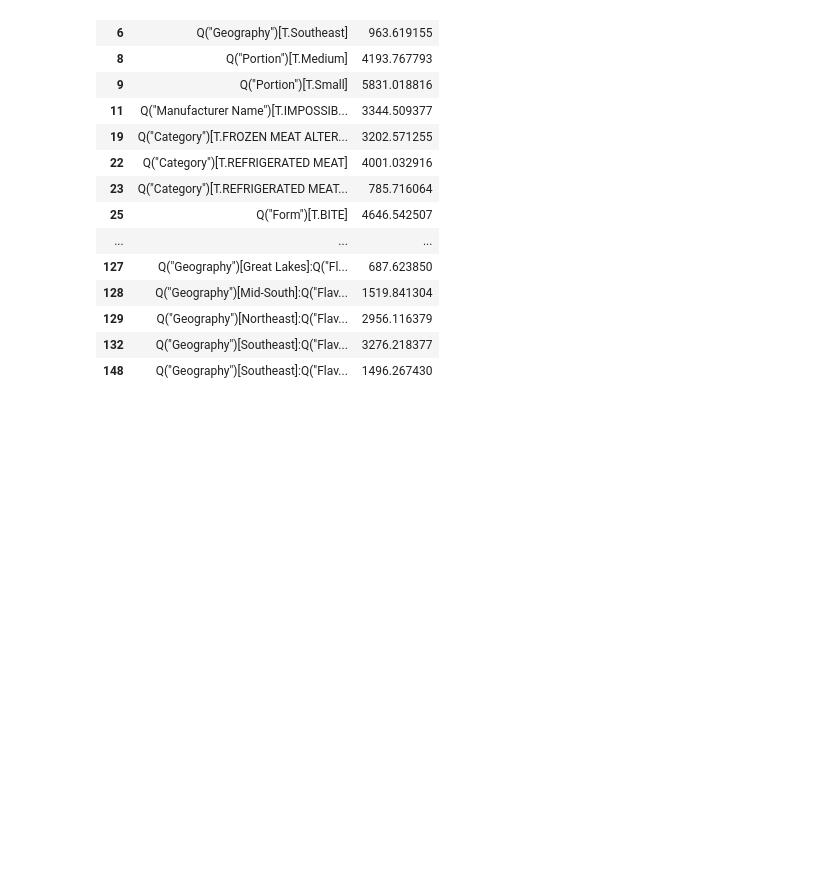
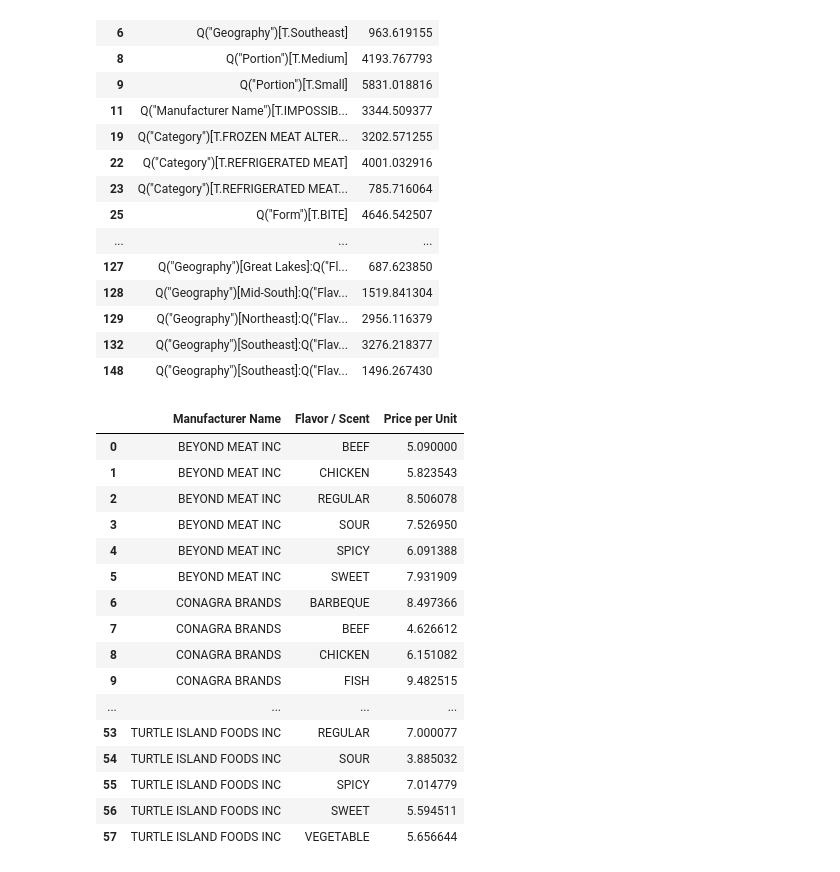
Before and after one commit to georgeftd9/Conagra_Project, a Jupyter notebook: Top_7 Analysis_Aishwarya_Cleaning.ipynb, the cells around one changed output. Saved outputs shown, nothing was run; the diff lists cells and outputs as text; code cells hidden in the pictures; blank space fills up the shorter version.

```diff
--- a/Top_7 Analysis_Aishwarya_Cleaning.ipynb
+++ b/Top_7 Analysis_Aishwarya_Cleaning.ipynb
@@ -1339,3 +1297,24 @@ coef
 | 129 | Q("Geography")[Northeast]:Q("Flav... | 2956.116379 |
 | 132 | Q("Geography")[Southeast]:Q("Flav... | 3276.218377 |
 | 148 | Q("Geography")[Southeast]:Q("Flav... | 1496.267430 |
+# %%
+test = df.groupby(['Manufacturer Name', 'Flavor / Scent']).agg({'Price per Unit':'mean'}).reset_index()
+test
+# %% [output]
+|  | Manufacturer Name | Flavor / Scent | Price per Unit |
+| 0 | BEYOND MEAT INC | BEEF | 5.090000 |
+| 1 | BEYOND MEAT INC | CHICKEN | 5.823543 |
+| 2 | BEYOND MEAT INC | REGULAR | 8.506078 |
+| 3 | BEYOND MEAT INC | SOUR | 7.526950 |
+| 4 | BEYOND MEAT INC | SPICY | 6.091388 |
+| 5 | BEYOND MEAT INC | SWEET | 7.931909 |
+| 6 | CONAGRA BRANDS | BARBEQUE | 8.497366 |
+| 7 | CONAGRA BRANDS | BEEF | 4.626612 |
+| 8 | CONAGRA BRANDS | CHICKEN | 6.151082 |
+| 9 | CONAGRA BRANDS | FISH | 9.482515 |
+| ... | ... | ... | ... |
+| 53 | TURTLE ISLAND FOODS INC | REGULAR | 7.000077 |
+| 54 | TURTLE ISLAND FOODS INC | SOUR | 3.885032 |
+| 55 | TURTLE ISLAND FOODS INC | SPICY | 7.014779 |
+| 56 | TURTLE ISLAND FOODS INC | SWEET | 5.594511 |
+| 57 | TURTLE ISLAND FOODS INC | VEGETABLE | 5.656644 |
```
Also changed, not shown: parts of 6 cells of this notebook.
